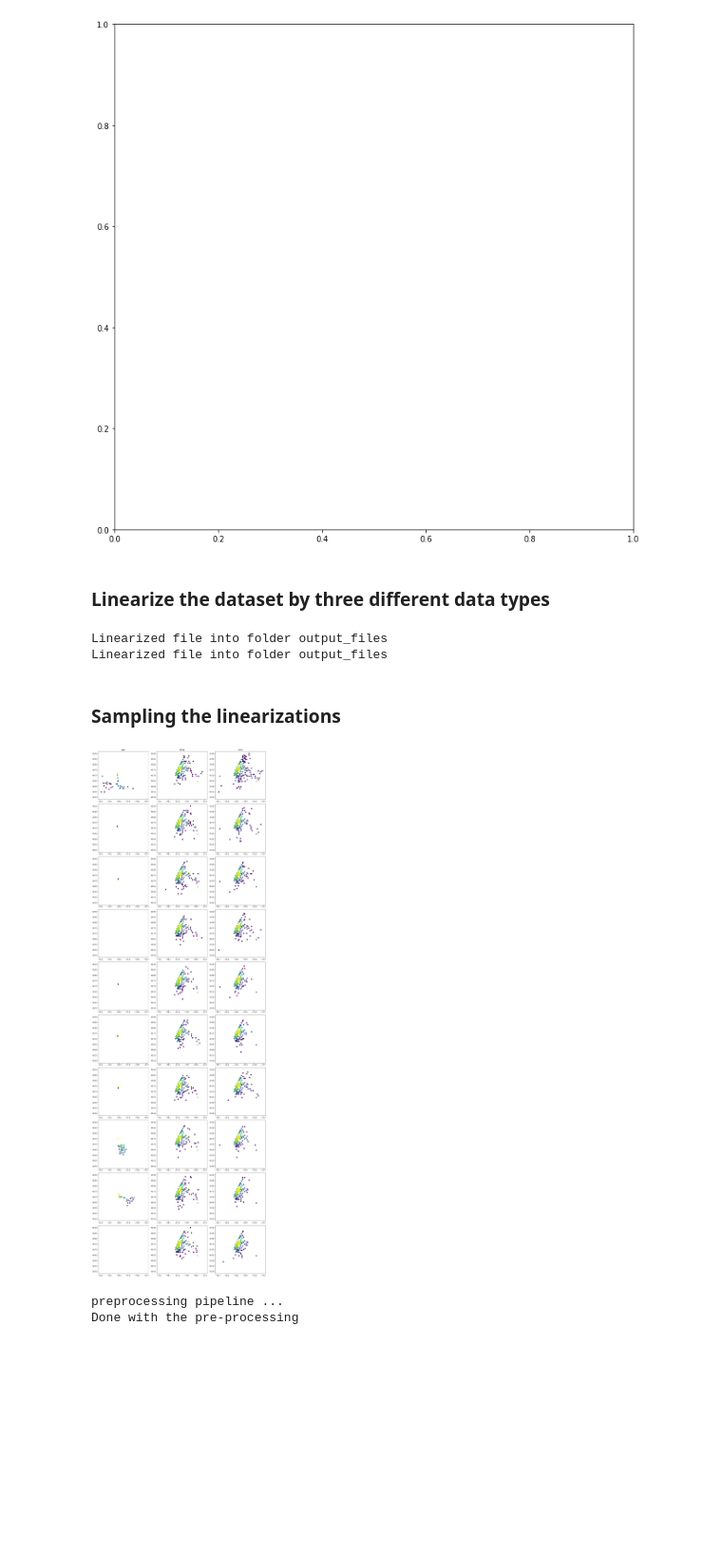
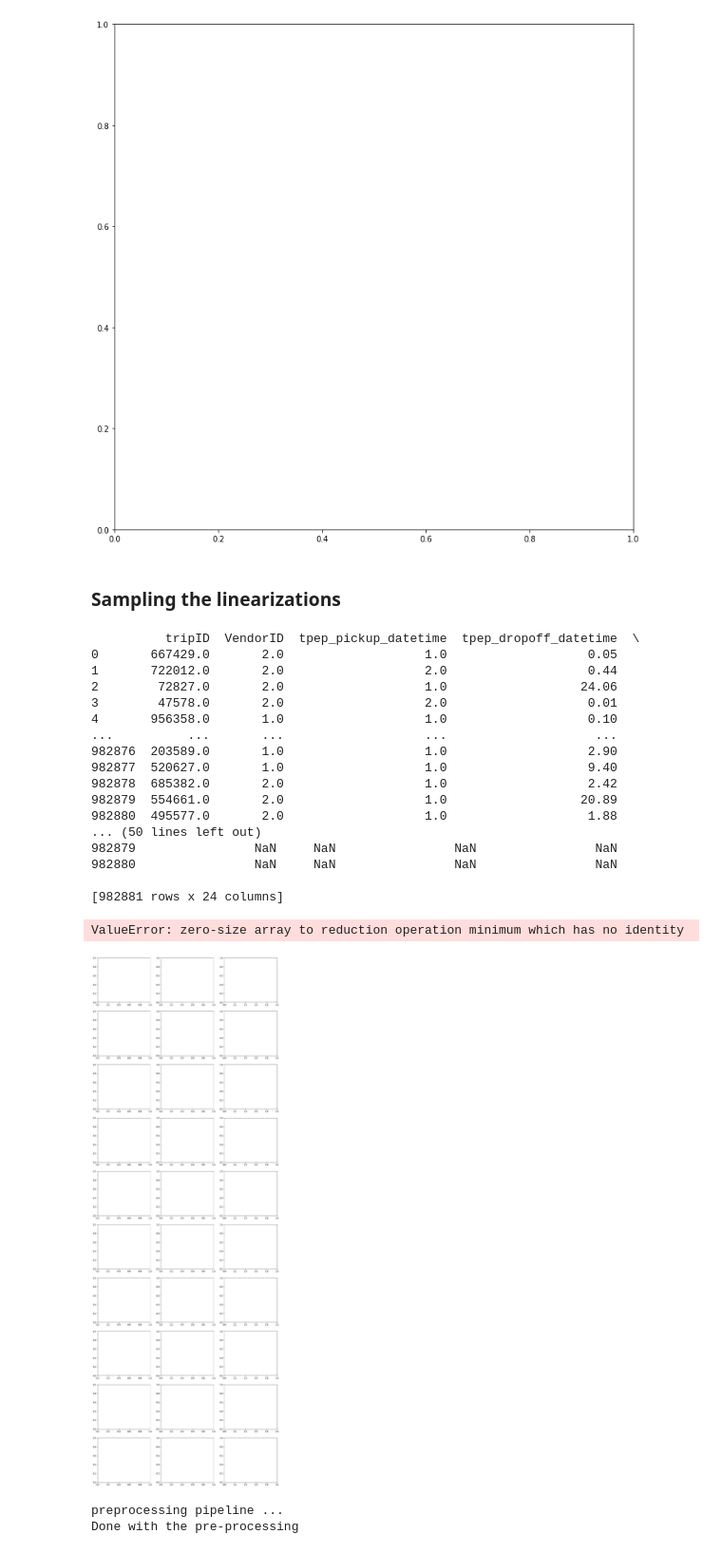
Before and after one commit to vis-au/prosample, a Jupyter notebook: server/pipeline/figures.ipynb, the cells around one changed output. Shown at 95% size. Saved outputs shown, nothing was run; the diff lists cells and outputs as text; code cells hidden in the pictures; blank space fills up the shorter version.

```diff
--- a/server/pipeline/figures.ipynb
+++ b/server/pipeline/figures.ipynb
@@ -165,23 +165,6 @@ image.get_array()
 # %% [output]
 NameError: name 'rides_df' is not defined
 [figure]
-# %% [markdown]
-### Linearize the dataset by three different data types
-# %%
-import pandas as pd
-from linearizations.Linearization import LinearizationDatetimeAttr, LinearizationNumericAttr, LinearizationGeoZorder
-
-# lin1 = LinearizationDatetimeAttr("taxis", 20, 2)  # sort by pickup date
-# lin1_data = lin1.linearize()
-
-lin2 = LinearizationNumericAttr("taxis", 20, 5)  # sort by trip distance
-lin2_data = lin2.linearize()
-
-lin3 = LinearizationGeoZorder("taxis", 20, 16, 17)  # sort by pickup location
-lin3_data = lin3.linearize()
-# %% [output]
-Linearized file into folder output_files
-Linearized file into folder output_files
 # %% [markdown]
 ### Sampling the linearizations
 # %%
@@ -196,40 +179,57 @@ import pandas as pd
 # read the linearizations
 header = ["tripID", "VendorID", "tpep_pickup_datetime", "tpep_dropoff_datetime", "passenger_count", "trip_distance", "RatecodeID", "store_and_fwd_flag", "PULocationID", "DOLocationID", "payment_type", "fare_amount", "extra", "mta_tax", "tip_amount", "tolls_amount", "improvement_surcharge", "total_amount", "PUZone", "PURepresentativeX", "PURepresentativeY", "DOZone", "DORepresentativeX", "DORepresentativeY"]
 
-df_geo = pd.read_csv("./linearization_files/taxisLinearizationGeoZorder.csv", delimiter=";", names=header)
-df_temp = pd.read_csv("./linearization_files/taxisLinearizationSortByTempAttr.csv", delimiter=";", names=header)
+df_geo = pd.read_csv("./linearization_files/taxisLinearizationZOrder.csv", delimiter=";", names=header)
+# df_temp = pd.read_csv("./linearization_files/taxisLinearizationSortByTempAttr.csv", delimiter=";", names=header)
 df_num = pd.read_csv("./linearization_files/taxisLinearizationSortByNumAttr.csv", delimiter=";", names=header)
-
 
 # plotting the dfs side-by-side
 fig, ax = plt.subplots(10, 3, figsize=(15, 45))
 
 def plot(df: pd.DataFrame, n_sample: int, ax: int, i: int):
   # get first n points
   sample = df.iloc[i * n_sample: (i+1) * n_sample]
 
   ax.hexbin(
     x=sample["PURepresentativeX"],
     y=sample["PURepresentativeY"],
     bins="log",
     mincnt=1,
     gridsize=45,
     extent=[-74.2, -73.7, 40.5, 40.9]
   )
 
 n_samples = 10000
 for i in range(10):
   plot(df_geo, n_samples, ax[i][0], i)
-  plot(df_temp, n_samples, ax[i][1], i)
+  # plot(df_temp, n_samples, ax[i][1], i)
   plot(df_num, n_samples, ax[i][2], i)
 
 for ax_, col in zip(ax[0], ["geo", "temp", "num"]):
   ax_.set_title(col)
 
 plt.tight_layout()
 plt.show()
 # %% [output]
+          tripID  VendorID  tpep_pickup_datetime  tpep_dropoff_datetime  \
+0       667429.0       2.0                   1.0                   0.05
+1       722012.0       2.0                   2.0                   0.44
+2        72827.0       2.0                   1.0                  24.06
+3        47578.0       2.0                   2.0                   0.01
+4       956358.0       1.0                   1.0                   0.10
+...          ...       ...                   ...                    ...
+982876  203589.0       1.0                   1.0                   2.90
+982877  520627.0       1.0                   1.0                   9.40
+982878  685382.0       2.0                   1.0                   2.42
+982879  554661.0       2.0                   1.0                  20.89
+982880  495577.0       2.0                   1.0                   1.88
+... (50 lines left out)
+982879                NaN     NaN                NaN                NaN
+982880                NaN     NaN                NaN                NaN
+
+[982881 rows x 24 columns]
+ValueError: zero-size array to reduction operation minimum which has no identity
-[figure, old version]
+[figure, new version]
 # %%
 import os, sys
 sys.path.append(f"{os.getcwd()}/../")
```
Also changed, not shown: 1 other file.
